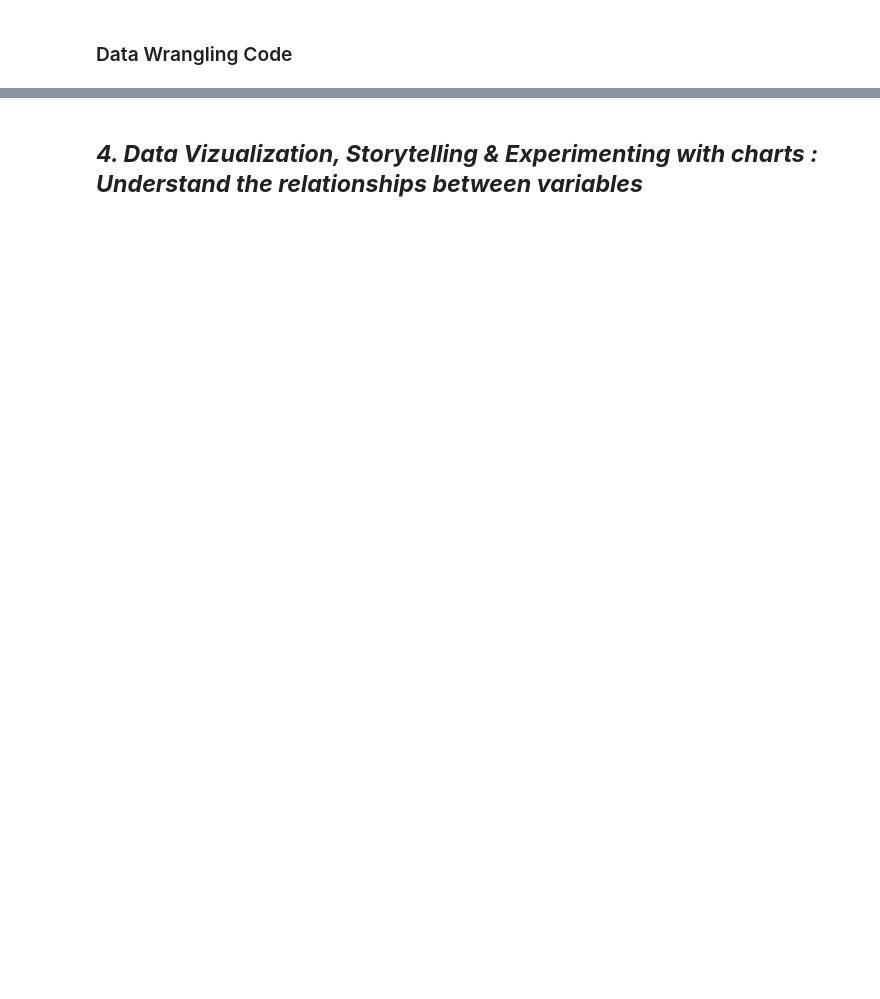
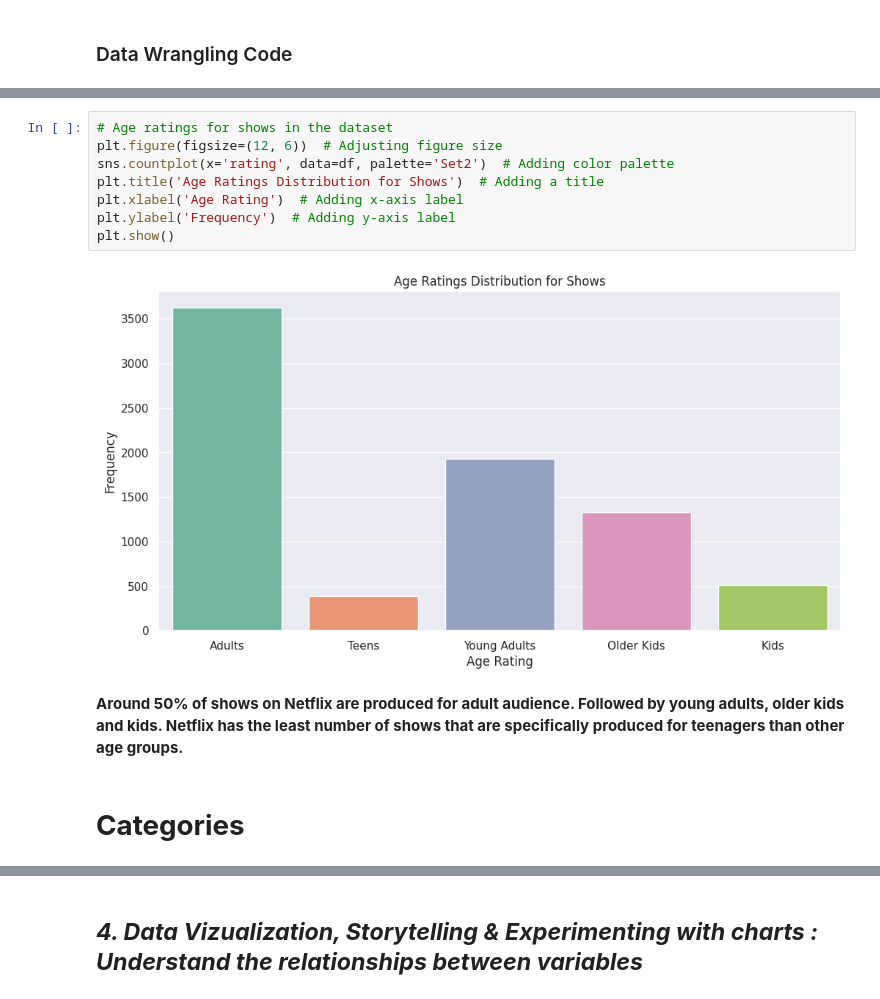
Before and after one commit to PawanYadav007s/Netflix-clustering-ML-Project, a Jupyter notebook: PAwan_of_Sample_ML_Submission_Template.ipynb, the cells around one changed output, grey strips where cells are left out. Saved outputs shown, nothing was run; the diff lists cells and outputs as text; blank space fills up the shorter version.

```diff
--- a/PAwan_of_Sample_ML_Submission_Template.ipynb
+++ b/PAwan_of_Sample_ML_Submission_Template.ipynb
@@ -238,0 +659,14 @@ Answer Here.
+# %%
+# Age ratings for shows in the dataset
+plt.figure(figsize=(12, 6))  # Adjusting figure size
+sns.countplot(x='rating', data=df, palette='Set2')  # Adding color palette
+plt.title('Age Ratings Distribution for Shows')  # Adding a title
+plt.xlabel('Age Rating')  # Adding x-axis label
+plt.ylabel('Frequency')  # Adding y-axis label
+plt.show()
+# %% [output]
+[figure, added]
+# %% [markdown]
+**Around 50% of shows on Netflix are produced for adult audience. Followed by young adults, older kids and kids. Netflix has the least number of shows that are specifically produced for teenagers than other age groups.**
+# %% [markdown]
+# **Categories**
```
Also changed, not shown: parts of 180 cells of this notebook.
